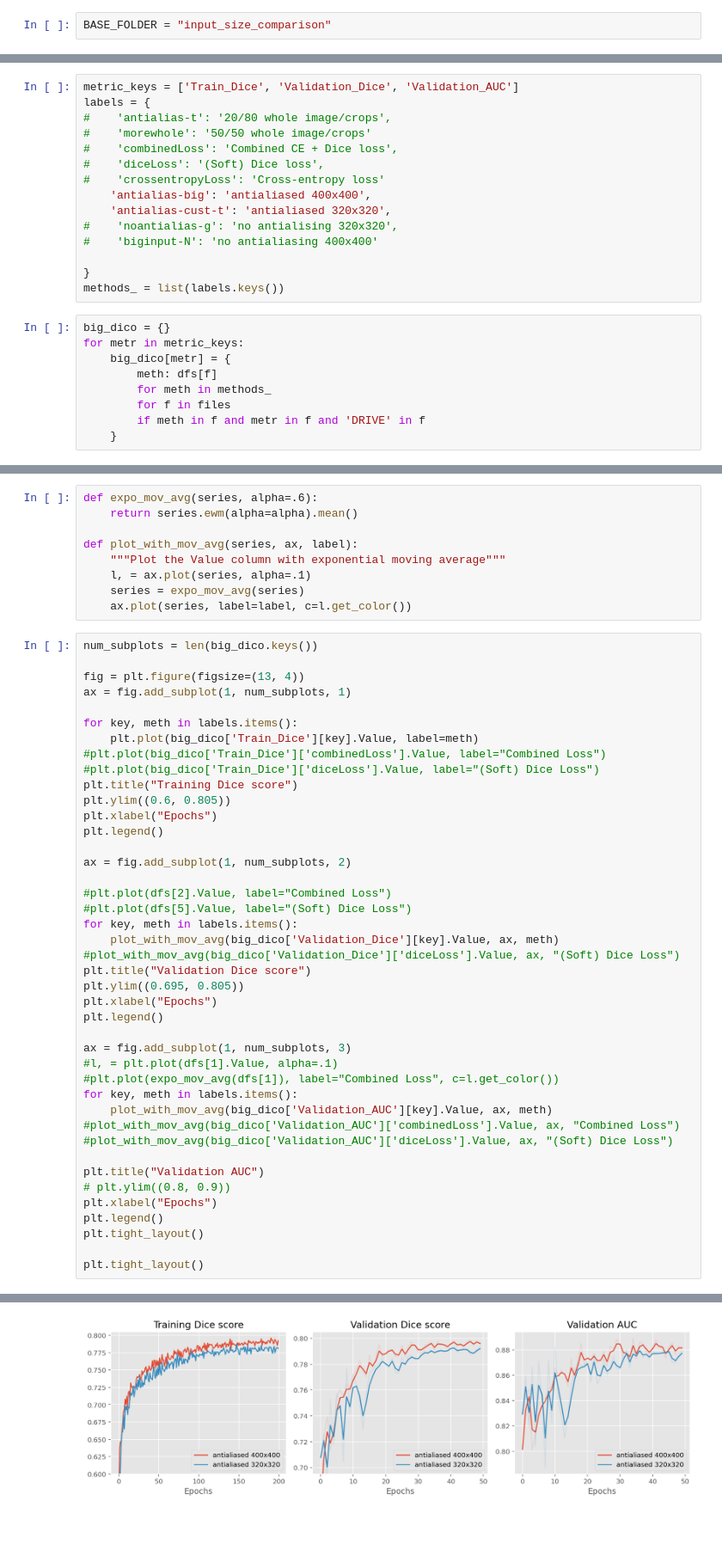
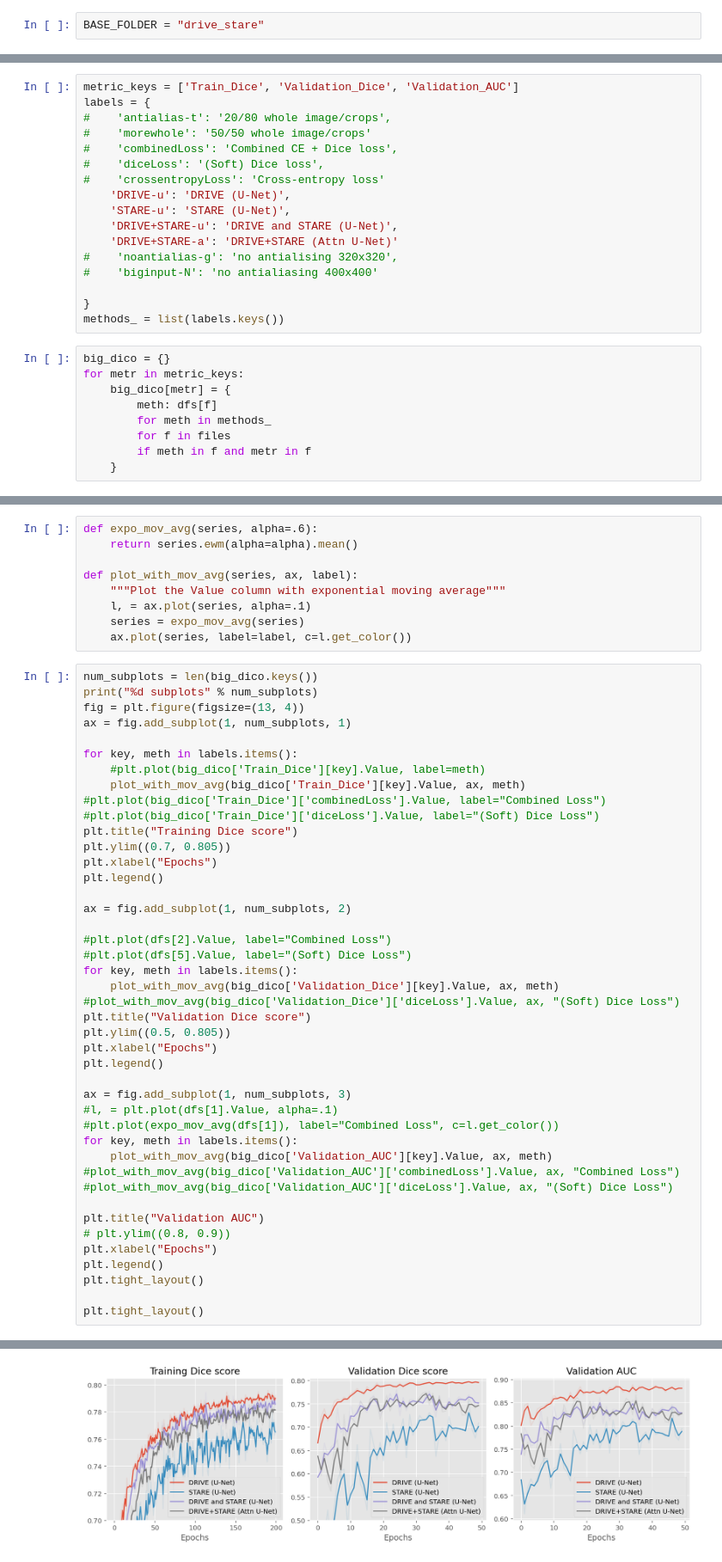
Before and after one commit to ManifoldFR/dlmi-project, a Jupyter notebook: results/makeplots.ipynb, the cells around one changed output, grey strips where cells are left out. Shown at 86% size. Saved outputs shown, nothing was run; the diff lists cells and outputs as text; blank space fills up the shorter version.

```diff
--- a/results/makeplots.ipynb
+++ b/results/makeplots.ipynb
@@ -6,7 +6,7 @@ import matplotlib.pyplot as plt
 # %%
 plt.style.use("ggplot")
 # %%
-BASE_FOLDER = "input_size_comparison"
+BASE_FOLDER = "drive_stare"
 # %%
 files = sorted(glob.glob(BASE_FOLDER + "/*.csv"))
 
@@ -35,8 +39,10 @@ labels = {
 #    'combinedLoss': 'Combined CE + Dice loss',
 #    'diceLoss': '(Soft) Dice loss',
 #    'crossentropyLoss': 'Cross-entropy loss'
-    'antialias-big': 'antialiased 400x400',
-    'antialias-cust-t': 'antialiased 320x320',
+    'DRIVE-u': 'DRIVE (U-Net)',
+    'STARE-u': 'STARE (U-Net)',
+    'DRIVE+STARE-u': 'DRIVE and STARE (U-Net)',
+    'DRIVE+STARE-a': 'DRIVE+STARE (Attn U-Net)'
 #    'noantialias-g': 'no antialising 320x320',
 #    'biginput-N': 'no antialiasing 400x400'
 
@@ -49,7 +55,7 @@ for metr in metric_keys:
         meth: dfs[f]
         for meth in methods_
         for f in files
-        if meth in f and metr in f and 'DRIVE' in f
+        if meth in f and metr in f
     }
 # %%
 print(big_dico.keys())
@@ -68,16 +74,17 @@ def plot_with_mov_avg(series, ax, label):
     ax.plot(series, label=label, c=l.get_color())
 # %%
 num_subplots = len(big_dico.keys())
-
+print("%d subplots" % num_subplots)
 fig = plt.figure(figsize=(13, 4))
 ax = fig.add_subplot(1, num_subplots, 1)
 
 for key, meth in labels.items():
-    plt.plot(big_dico['Train_Dice'][key].Value, label=meth)
+    #plt.plot(big_dico['Train_Dice'][key].Value, label=meth)
+    plot_with_mov_avg(big_dico['Train_Dice'][key].Value, ax, meth)
 #plt.plot(big_dico['Train_Dice']['combinedLoss'].Value, label="Combined Loss")
 #plt.plot(big_dico['Train_Dice']['diceLoss'].Value, label="(Soft) Dice Loss")
 plt.title("Training Dice score")
-plt.ylim((0.6, 0.805))
+plt.ylim((0.7, 0.805))
 plt.xlabel("Epochs")
 plt.legend()
 
@@ -89,7 +96,7 @@ for key, meth in labels.items():
     plot_with_mov_avg(big_dico['Validation_Dice'][key].Value, ax, meth)
 #plot_with_mov_avg(big_dico['Validation_Dice']['diceLoss'].Value, ax, "(Soft) Dice Loss")
 plt.title("Validation Dice score")
-plt.ylim((0.695, 0.805))
+plt.ylim((0.5, 0.805))
 plt.xlabel("Epochs")
 plt.legend()
 
@@ -112,2 +120,2 @@ plt.tight_layout()
-[figure, old version]
+[figure, new version]
 # %%
```
Also changed, not shown: parts of 4 cells of this notebook, 5 other files.
